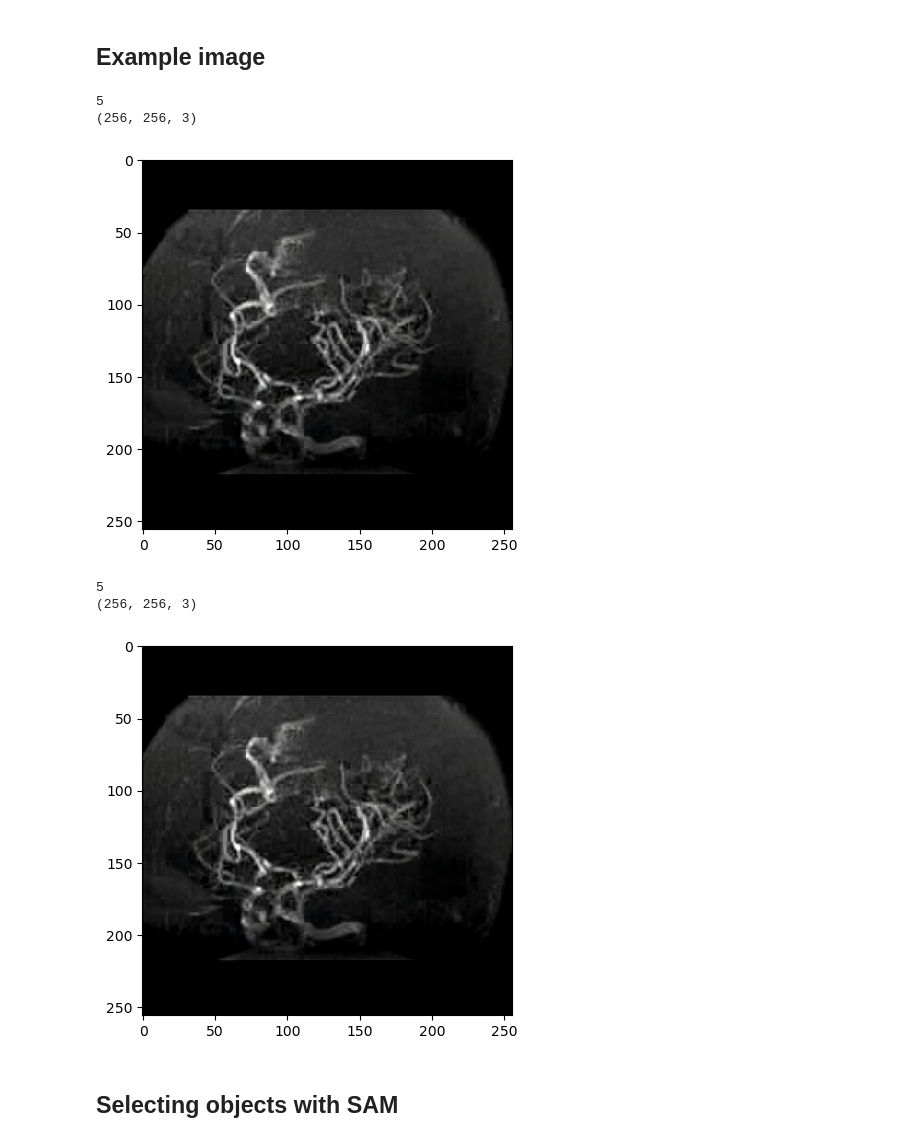
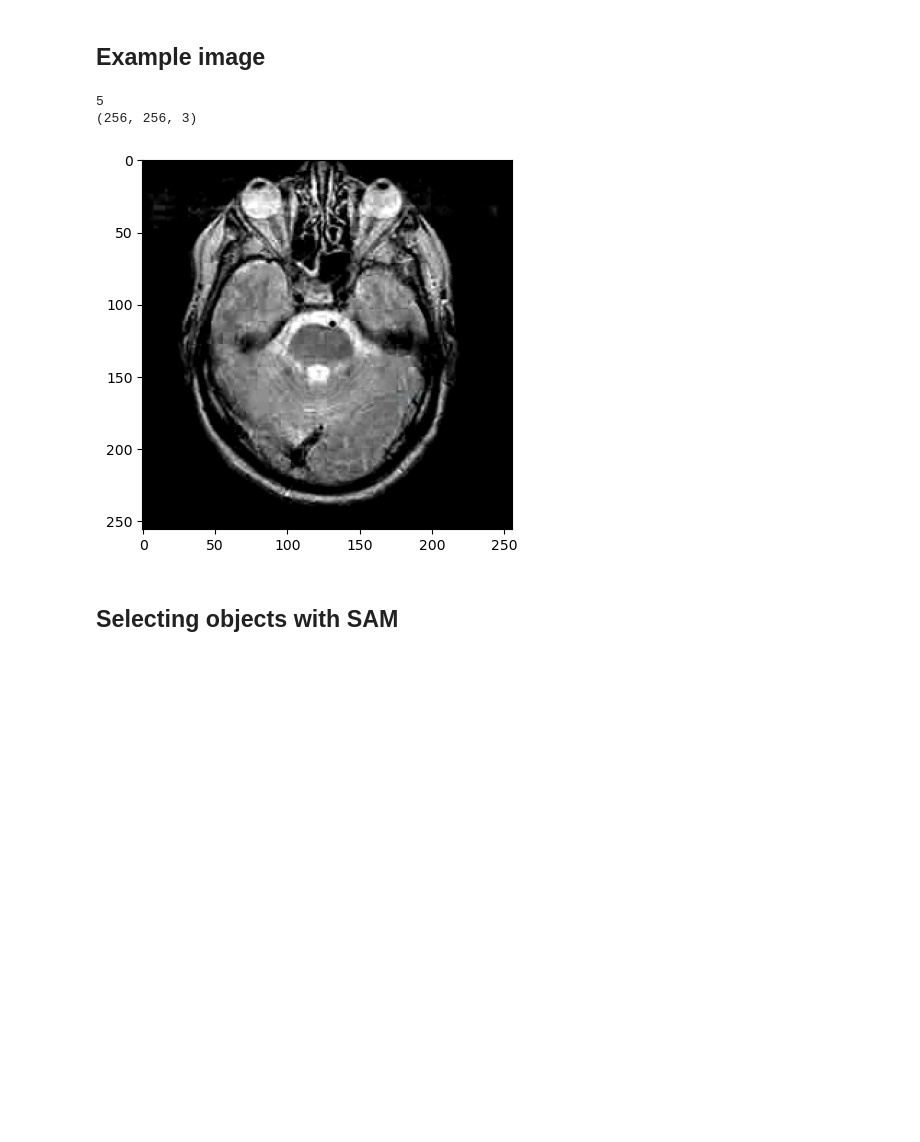
Before and after one commit to MILK-BIOS/SAM-based-CT-MRI-Fusion, a Jupyter notebook: notebooks/predictor_example.ipynb, the cells around one changed output. Saved outputs shown, nothing was run; the diff lists cells and outputs as text; code cells hidden in the pictures; blank space fills up the shorter version.

```diff
--- a/notebooks/predictor_example.ipynb
+++ b/notebooks/predictor_example.ipynb
@@ -98,24 +98,21 @@ def get_frame(file, n):
             break
     return frame
 # %%
-cap = cv2.VideoCapture('../dataset/Cerebrovascular_Disease/Arteriovenous_malformation/mra.mpg')
+cap = cv2.VideoCapture('../dataset/Neoplastic_Disease/Meningioma/MR-T2/spatial.mpg')
 n = 0
 while cap.isOpened():
     ret, frame = cap.read()
     n += 1
     if not ret or n == 5:
         break
 print(n)
 plt.imshow(cap.read()[1])
 image = cv2.cvtColor(cap.read()[1], cv2.COLOR_BGR2RGB)
 print(cap.read()[1].shape)
 # %% [output]
 5
 (256, 256, 3)
-[figure, old version]
+[figure, new version]
-5
-(256, 256, 3)
-[figure, removed]
 # %% [markdown]
 ## Selecting objects with SAM
 # %% [markdown]
```
Also changed, not shown: parts of 3 cells of this notebook, 6 other files.
